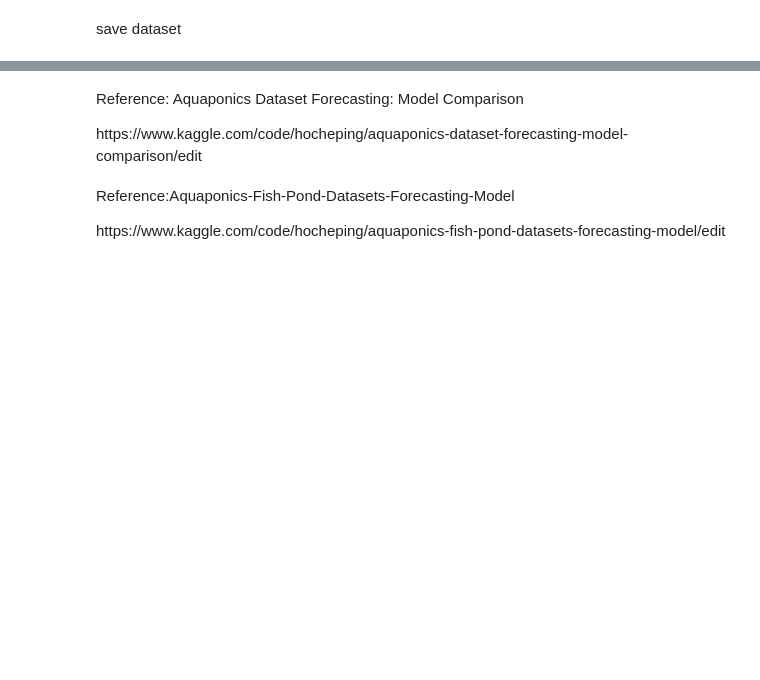
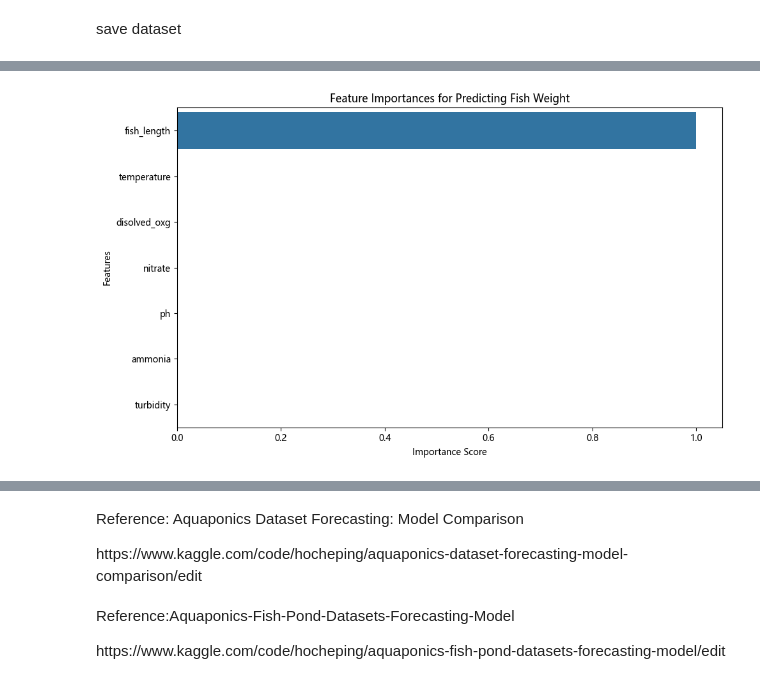
Before and after one commit to AcerPing/xLSTMTime_AquaponicsPond, a Jupyter notebook: DataPreprocess/aquaponics/FishAquaponics_IoTpond3/FishAquaponics_IoTpond3－改版.ipynb, the cells around one changed output, grey strips where cells are left out. Cells and saved outputs as stored; diff of their text form; code cells hidden in the pictures; blank space fills up the shorter version.

Commit message:
2025-05-21 IoT Pond 資料前處理 加入 1.) Linear Regression 分別以 環境因素 + Fish Length、僅用環境因素 、僅用Fish Length進行分析。 2.) Feature Importance 特徵重要性

```diff
--- a/DataPreprocess/aquaponics/FishAquaponics_IoTpond3/FishAquaponics_IoTpond3－改版.ipynb
+++ b/DataPreprocess/aquaponics/FishAquaponics_IoTpond3/FishAquaponics_IoTpond3－改版.ipynb
@@ -808,7 +828,3 @@ https://www.kaggle.com/code/prakharjadaun/how-to-approach-a-dataset-eda-learn-wi
     <li> Fish Weight是遞增型數據，推薦使用MinMaxScaler。 </li>
     <li> 模型是LSTM，使用MinMaxScaler，將數據縮放到[0, 1] 範圍內，助於加快模型收斂速度。。 </li>
 </ol>
-# %%
-normalizer = MinMaxScaler() # 將數據縮放到一個固定範圍內（例如 [0, 1]）。
-df[df.columns.tolist()] = normalizer.fit_transform(df[df.columns.tolist()]) # 第一步：正規化數據
-df
@@ -835,0 +843,17 @@ output_path = 'cleaned_IoTPond3_normalized.csv'
+# %%
+# 環境因素 + fish_length
+X = df[ ['temperature', 'turbidity', 'disolved_oxg', 'ph', 'ammonia', 'nitrate', 'fish_length'] ]
+y = df['fish_weight']
+# %%
+from sklearn.ensemble import RandomForestRegressor
+
+model = RandomForestRegressor()
+model.fit(X, y)
+
+importance = model.feature_importances_
+importance_df = pd.DataFrame({
+    'Feature': X.columns,
+    'Importance': importance
+}).sort_values(by='Importance', ascending=False)
+
+print(importance_df)
@@ -835,0 +869,11 @@ output_path = 'cleaned_IoTPond3_normalized.csv'
+# %%
+# 繪圖顯示特徵重要性
+plt.figure(figsize=(10, 6))
+sns.barplot(x='Importance', y='Feature', data=importance_df)
+plt.title('Feature Importances for Predicting Fish Weight')
+plt.xlabel('Importance Score')
+plt.ylabel('Features')
+plt.tight_layout()
+plt.show()
+# %% [output]
+[figure, added]
```
Also changed, not shown: parts of 10 cells of this notebook.
